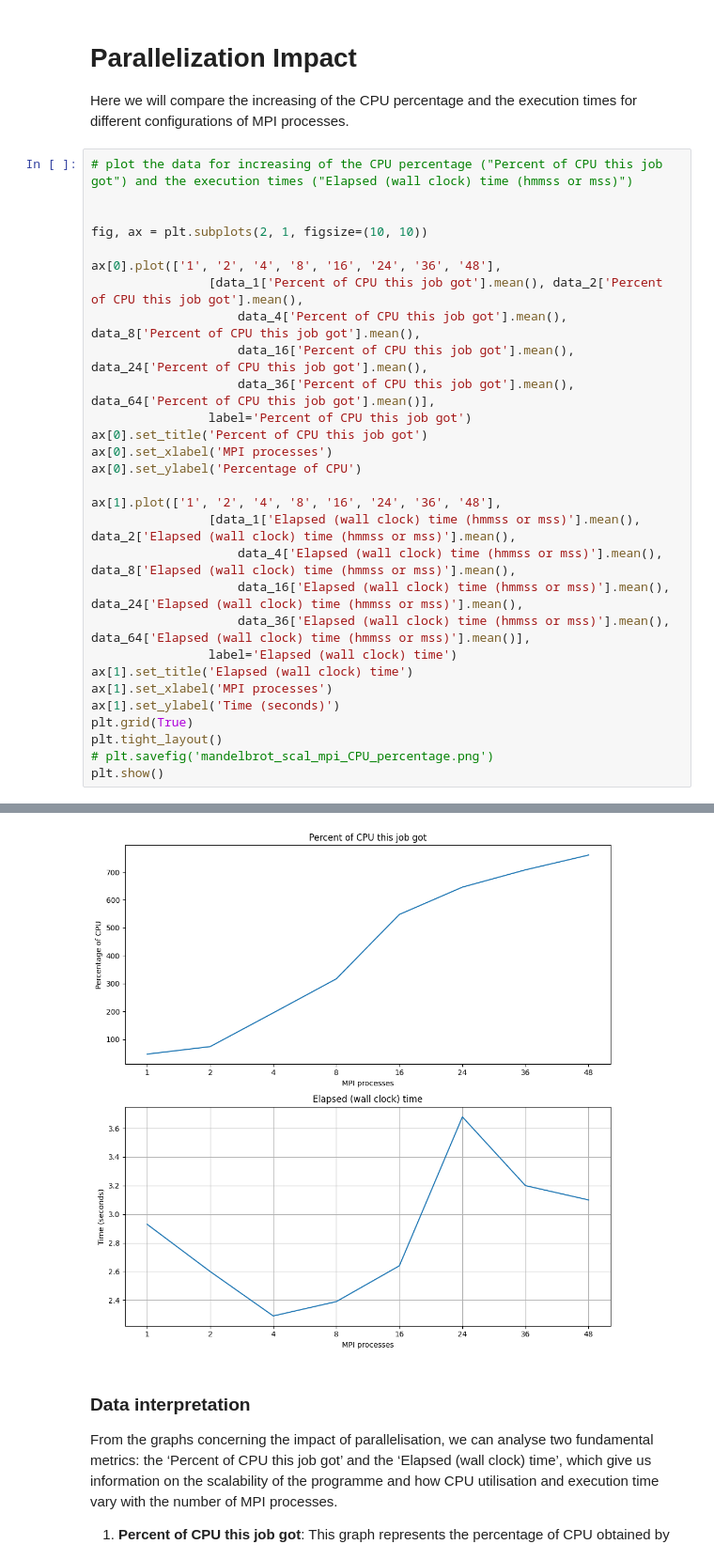
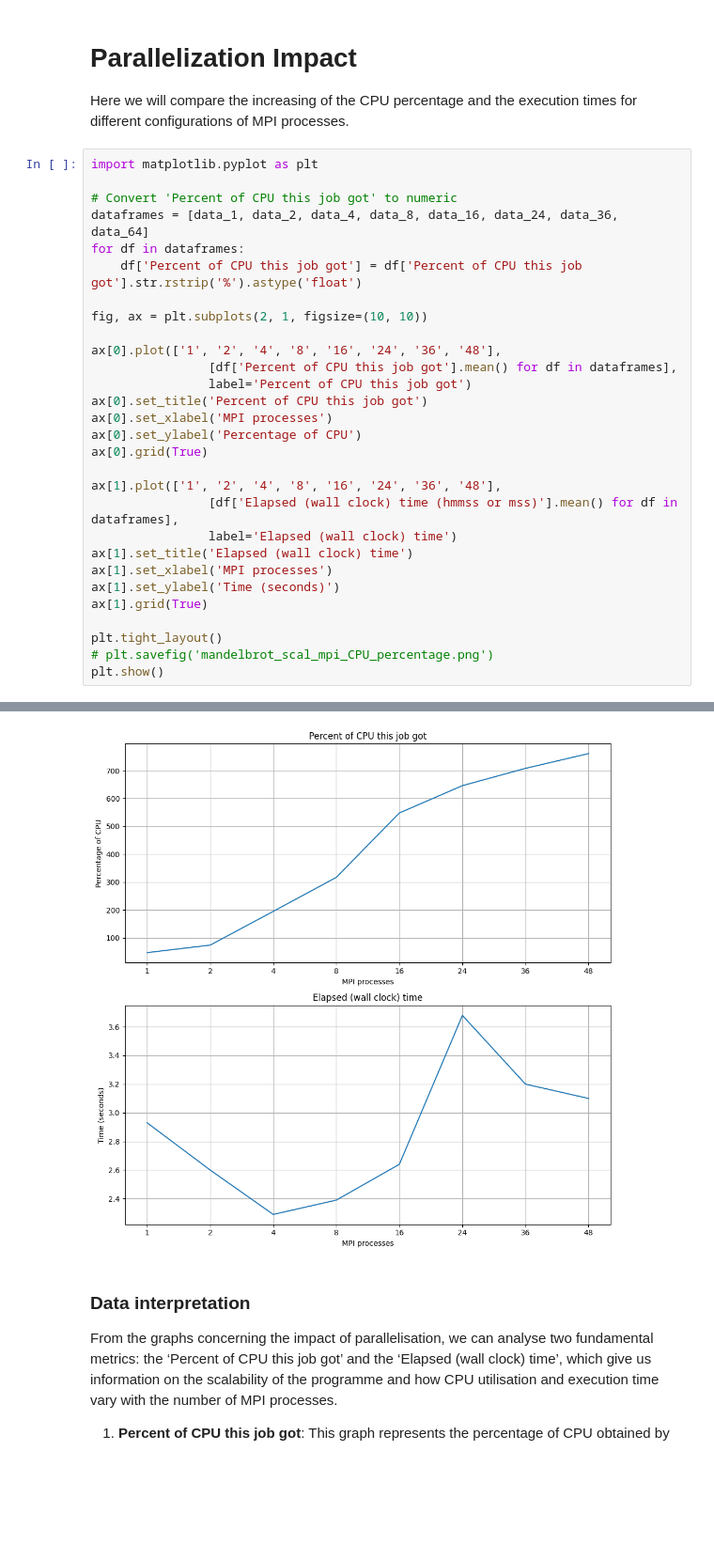
Before and after one commit to abandrea/HPC, a Jupyter notebook: exercise_2/project_2/scal_mpi/scal_mpi.ipynb, the cells around one changed output, grey strips where cells are left out. Shown: that part at 94% size. Saved outputs shown, nothing was run; the diff lists cells and outputs as text; blank space fills up the shorter version.

```diff
--- a/exercise_2/project_2/scal_mpi/scal_mpi.ipynb
+++ b/exercise_2/project_2/scal_mpi/scal_mpi.ipynb
@@ -247,31 +250,31 @@ Possible solutions could include:
 
 Here we will compare the increasing of the CPU percentage and the execution times for different configurations of MPI processes.
 # %%
-# plot the data for increasing of the CPU percentage ("Percent of CPU this job got") and the execution times ("Elapsed (wall clock) time (hmmss or mss)")
+import matplotlib.pyplot as plt
 
+# Convert 'Percent of CPU this job got' to numeric
+dataframes = [data_1, data_2, data_4, data_8, data_16, data_24, data_36, data_64]
+for df in dataframes:
+    df['Percent of CPU this job got'] = df['Percent of CPU this job got'].str.rstrip('%').astype('float')
 
 fig, ax = plt.subplots(2, 1, figsize=(10, 10))
 
 ax[0].plot(['1', '2', '4', '8', '16', '24', '36', '48'],
-                [data_1['Percent of CPU this job got'].mean(), data_2['Percent of CPU this job got'].mean(),
-                    data_4['Percent of CPU this job got'].mean(), data_8['Percent of CPU this job got'].mean(),
-                    data_16['Percent of CPU this job got'].mean(), data_24['Percent of CPU this job got'].mean(),
-                    data_36['Percent of CPU this job got'].mean(), data_64['Percent of CPU this job got'].mean()],
+                [df['Percent of CPU this job got'].mean() for df in dataframes],
                 label='Percent of CPU this job got')
 ax[0].set_title('Percent of CPU this job got')
 ax[0].set_xlabel('MPI processes')
 ax[0].set_ylabel('Percentage of CPU')
+ax[0].grid(True)
 
 ax[1].plot(['1', '2', '4', '8', '16', '24', '36', '48'],
-                [data_1['Elapsed (wall clock) time (hmmss or mss)'].mean(), data_2['Elapsed (wall clock) time (hmmss or mss)'].mean(),
-                    data_4['Elapsed (wall clock) time (hmmss or mss)'].mean(), data_8['Elapsed (wall clock) time (hmmss or mss)'].mean(),
-                    data_16['Elapsed (wall clock) time (hmmss or mss)'].mean(), data_24['Elapsed (wall clock) time (hmmss or mss)'].mean(),
-                    data_36['Elapsed (wall clock) time (hmmss or mss)'].mean(), data_64['Elapsed (wall clock) time (hmmss or mss)'].mean()],
+                [df['Elapsed (wall clock) time (hmmss or mss)'].mean() for df in dataframes],
                 label='Elapsed (wall clock) time')
 ax[1].set_title('Elapsed (wall clock) time')
 ax[1].set_xlabel('MPI processes')
 ax[1].set_ylabel('Time (seconds)')
-plt.grid(True)
+ax[1].grid(True)
+
 plt.tight_layout()
 # plt.savefig('mandelbrot_scal_mpi_CPU_percentage.png')
 plt.show()
@@ -279,4 +299,4 @@ plt.show()
-[figure, old version]
+[figure, new version]
 # %% [markdown]
 ### Data interpretation
 
```
Also changed, not shown: parts of 3 cells of this notebook, 1 other file.
